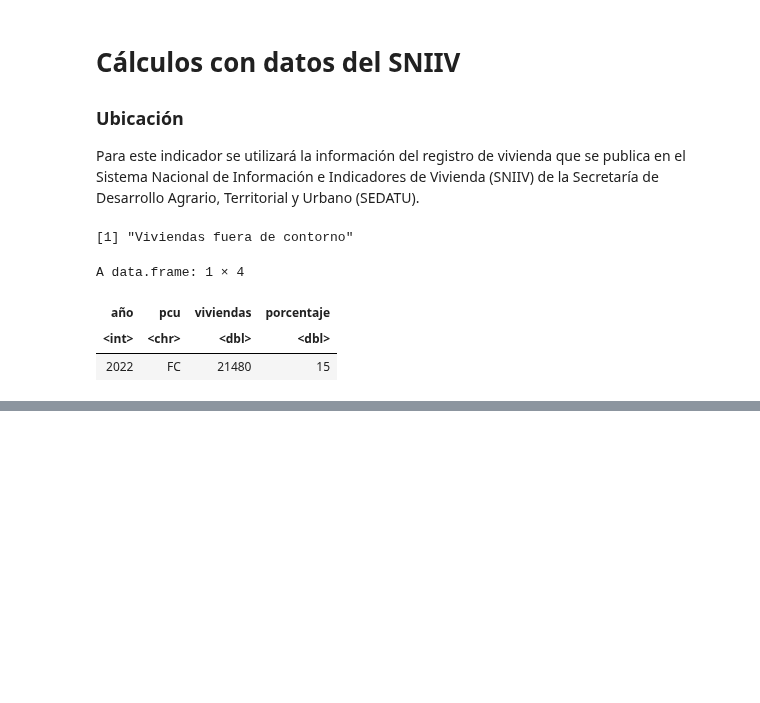
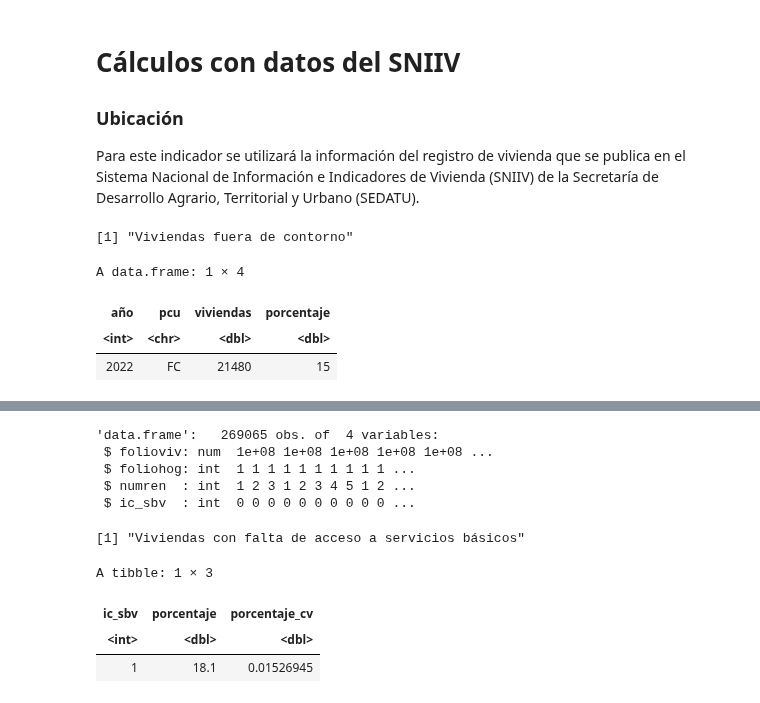
Before and after one commit to claudiodanielpc/datavivi, a Jupyter notebook: siete_elementos_viv.ipynb, the cells around one changed output, grey strips where cells are left out. Cells and saved outputs as stored; diff of their text form; code cells hidden in the pictures; blank space fills up the shorter version.

```diff
--- a/siete_elementos_viv.ipynb
+++ b/siete_elementos_viv.ipynb
@@ -322,0 +409,36 @@ A data.frame: 1 × 4
+# %%
+pobreza<-read.csv("microdatos/2018/Base final/pobreza_18.csv")%>%
+select(folioviv, foliohog,numren,ic_sbv)
+
+str(pobreza)
+# %% [output]
+'data.frame':   269065 obs. of  4 variables:
+ $ folioviv: num  1e+08 1e+08 1e+08 1e+08 1e+08 ...
+ $ foliohog: int  1 1 1 1 1 1 1 1 1 1 ...
+ $ numren  : int  1 2 3 1 2 3 4 5 1 2 ...
+ $ ic_sbv  : int  0 0 0 0 0 0 0 0 0 0 ...
+# %%
+vivsb<-enigh18%>%
+  left_join(
+    pobreza %>%
+      group_by(folioviv) %>%
+      filter(row_number() == 1) %>%
+      select(folioviv,ic_sbv),
+    by = "folioviv"
+  )
+# %%
+#Definir diseño muestral
+dm_viv<-vivsb%>%
+as_survey(weights=factor, strata=est_dis, ids=upm)
+print("Viviendas con falta de acceso a servicios básicos")
+dm_viv%>%
+group_by(ic_sbv)%>%
+summarise(porcentaje=survey_prop(vartype="cv"))%>%
+mutate(porcentaje=round(porcentaje*100,1))%>%
+filter(ic_sbv %in% c(1))
+# %% [output]
+[1] "Viviendas con falta de acceso a servicios básicos"
+A tibble: 1 × 3
+| ic_sbv | porcentaje | porcentaje_cv |
+| <int> | <dbl> | <dbl> |
+| 1 | 18.1 | 0.01526945 |
```
Also changed, not shown: parts of 17 cells of this notebook.
